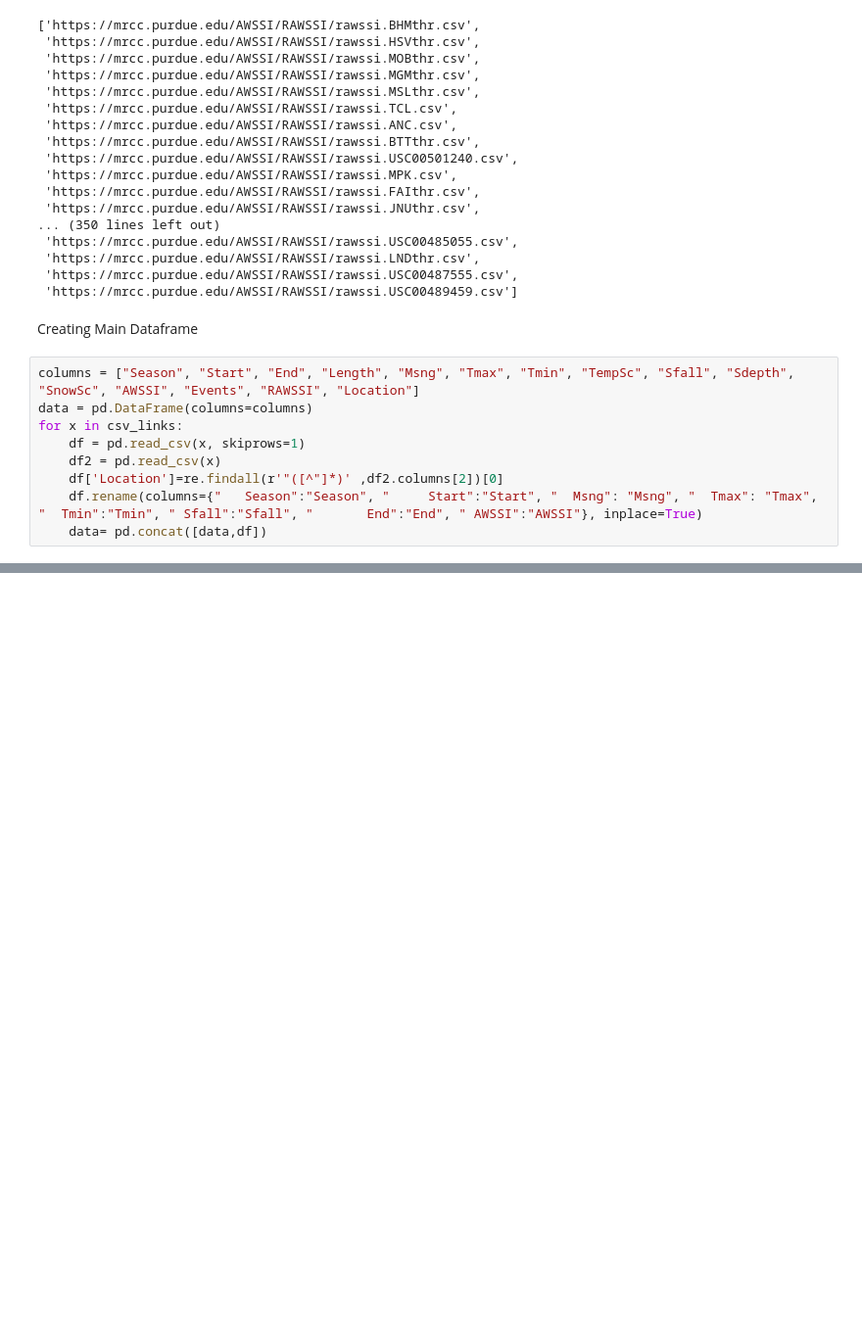
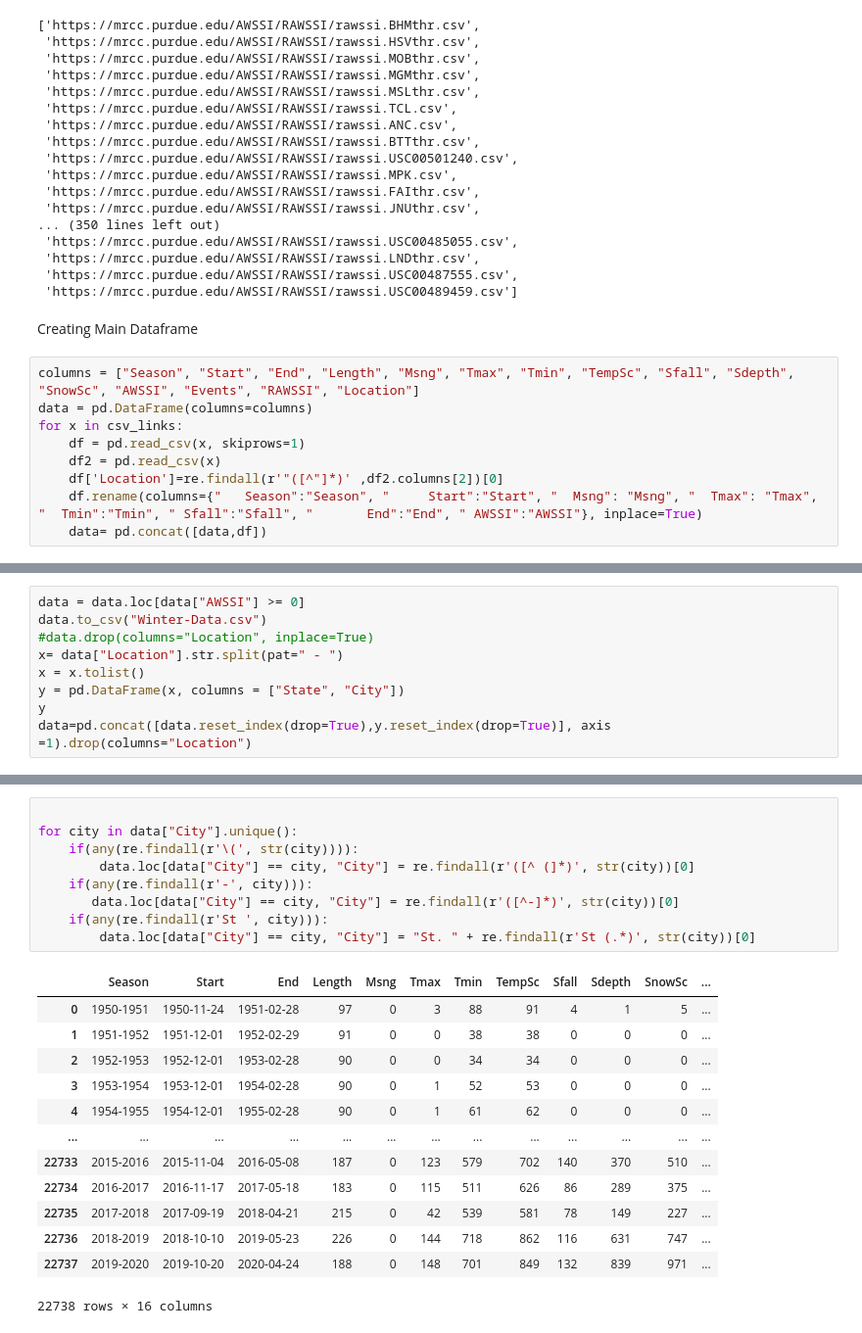
Before and after one commit to mitchellhanson/Winter-Severity-Study, a Jupyter notebook: Winter-Data-Scraping.ipynb, the cells around one changed output, grey strips where cells are left out. Shown at 98% size. Drawn from its saved outputs; the diff is of its cells as text; blank space fills up the shorter version.

```diff
--- a/Winter-Data-Scraping.ipynb
+++ b/Winter-Data-Scraping.ipynb
@@ -73,0 +56,9 @@ data
+# %%
+data = data.loc[data["AWSSI"] >= 0]
+data.to_csv("Winter-Data.csv")
+#data.drop(columns="Location", inplace=True)
+x= data["Location"].str.split(pat=" - ")
+x = x.tolist()
+y = pd.DataFrame(x, columns = ["State", "City"])
+y
+data=pd.concat([data.reset_index(drop=True),y.reset_index(drop=True)], axis =1).drop(columns="Location")
@@ -73,0 +125,23 @@ data
+# %%
+
+for city in data["City"].unique():
+    if(any(re.findall(r'\(', str(city)))):
+        data.loc[data["City"] == city, "City"] = re.findall(r'([^ (]*)', str(city))[0]
+    if(any(re.findall(r'-', city))):
+       data.loc[data["City"] == city, "City"] = re.findall(r'([^-]*)', str(city))[0]
+    if(any(re.findall(r'St ', city))):
+        data.loc[data["City"] == city, "City"] = "St. " + re.findall(r'St (.*)', str(city))[0]
+# %% [output]
+|  | Season | Start | End | Length | Msng | Tmax | Tmin | TempSc | Sfall | Sdepth | SnowSc | ... |
+| 0 | 1950-1951 | 1950-11-24 | 1951-02-28 | 97 | 0 | 3 | 88 | 91 | 4 | 1 | 5 | ... |
+| 1 | 1951-1952 | 1951-12-01 | 1952-02-29 | 91 | 0 | 0 | 38 | 38 | 0 | 0 | 0 | ... |
+| 2 | 1952-1953 | 1952-12-01 | 1953-02-28 | 90 | 0 | 0 | 34 | 34 | 0 | 0 | 0 | ... |
+| 3 | 1953-1954 | 1953-12-01 | 1954-02-28 | 90 | 0 | 1 | 52 | 53 | 0 | 0 | 0 | ... |
+| 4 | 1954-1955 | 1954-12-01 | 1955-02-28 | 90 | 0 | 1 | 61 | 62 | 0 | 0 | 0 | ... |
+| ... | ... | ... | ... | ... | ... | ... | ... | ... | ... | ... | ... | ... |
+| 22733 | 2015-2016 | 2015-11-04 | 2016-05-08 | 187 | 0 | 123 | 579 | 702 | 140 | 370 | 510 | ... |
+| 22734 | 2016-2017 | 2016-11-17 | 2017-05-18 | 183 | 0 | 115 | 511 | 626 | 86 | 289 | 375 | ... |
+| 22735 | 2017-2018 | 2017-09-19 | 2018-04-21 | 215 | 0 | 42 | 539 | 581 | 78 | 149 | 227 | ... |
+| 22736 | 2018-2019 | 2018-10-10 | 2019-05-23 | 226 | 0 | 144 | 718 | 862 | 116 | 631 | 747 | ... |
+| 22737 | 2019-2020 | 2019-10-20 | 2020-04-24 | 188 | 0 | 148 | 701 | 849 | 132 | 839 | 971 | ... |
+22738 rows × 16 columns
```
Also changed, not shown: parts of 4 cells of this notebook, 2 other files.
